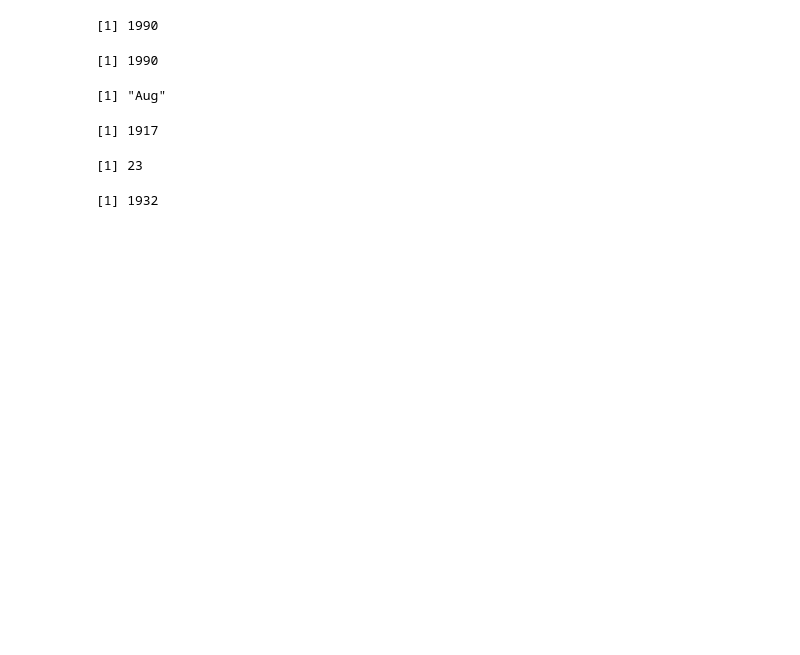
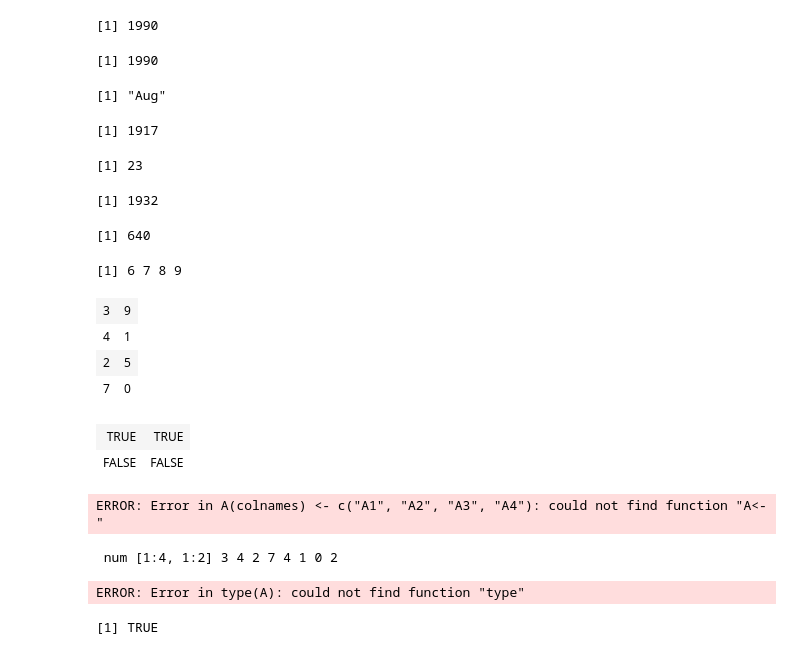
Before and after one commit to mlaai/Deep-Learning, a Jupyter notebook: Code/Projects/Data/RQuickReference.ipynb, the cells around one changed output. Drawn from its saved outputs; the diff is of its cells as text; code cells hidden in the pictures; blank space fills up the shorter version.

```diff
--- a/Code/Projects/Data/RQuickReference.ipynb
+++ b/Code/Projects/Data/RQuickReference.ipynb
@@ -586,0 +589,9 @@ calendar2$year[23]
+# %%
+length(v)
+# %% [output]
+[1] 640
+# %%
+v = c(1,2,3,4,5,6,7,8,9,0)
+v[v>5]
+# %% [output]
+[1] 6 7 8 9
@@ -586,0 +601,28 @@ calendar2$year[23]
+# %%
+matrix(c(3,4,2,7,9,1,5,0), ncol = 2)
+# %% [output]
+| 3 | 9 |
+| 4 | 1 |
+| 2 | 5 |
+| 7 | 0 |
+# %%
+matrix(c(TRUE,FALSE,TRUE,FALSE), nrow=2)
+# %% [output]
+| TRUE | TRUE |
+| FALSE | FALSE |
+# %%
+A(colnames) <- c("A1","A2","A3","A4")
+# %% [output]
+ERROR: Error in A(colnames) <- c("A1", "A2", "A3", "A4"): could not find function "A<-"
+# %%
+str(A)
+# %% [output]
+ num [1:4, 1:2] 3 4 2 7 4 1 0 2
+# %%
+type(A)
+# %% [output]
+ERROR: Error in type(A): could not find function "type"
+# %%
+is.matrix(A)
+# %% [output]
+[1] TRUE
```
Also changed, not shown: parts of 2 cells of this notebook.
